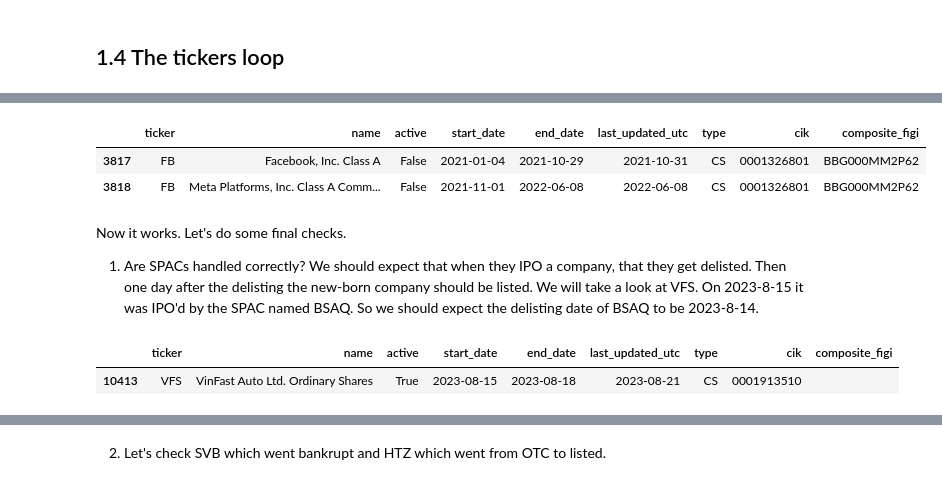
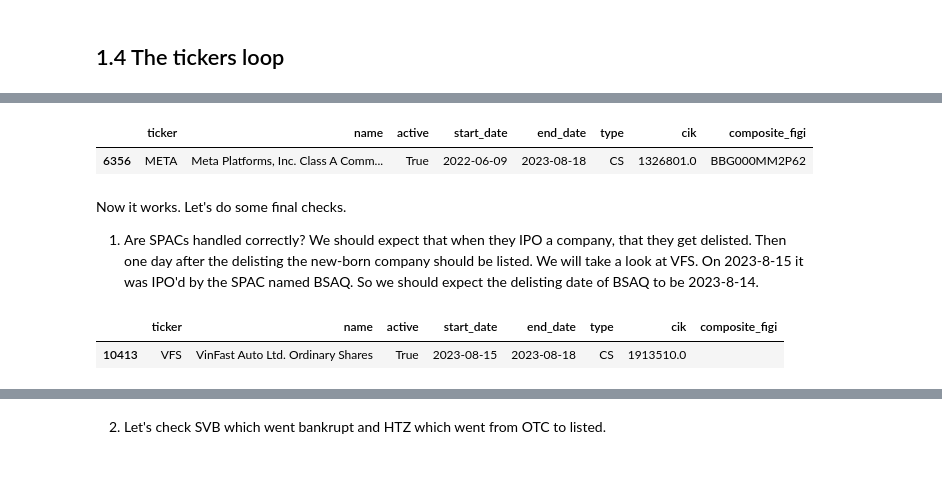
Before and after one commit to shinathan/QSExtended, a Jupyter notebook: data_import/polygon/1_get_tickers.ipynb, the cells around one changed output, grey strips where cells are left out. Drawn from its saved outputs; the diff is of its cells as text; code cells hidden in the pictures.

```diff
--- a/data_import/polygon/1_get_tickers.ipynb
+++ b/data_import/polygon/1_get_tickers.ipynb
@@ -932,8 +714,0 @@ tickers_all[tickers_all["ticker"] == "FB"]
-# %%
-# Append the new tickers and set start_date.
-print(len(tickers_all))
-print(len(new_tickers))
-tickers_all = pd.concat([tickers_all, new_tickers])
-print(len(tickers_all))
-tickers_all['start_date'].fillna(value=update_date, inplace=True)
-tickers_all
@@ -986,0 +760,14 @@ tickers_all["end_date"].fillna(value=update_date)
+# %%
+###
+# Get list of dates of ticker lists that we already have
+filenames = next(os.walk(DATA_PATH + "raw/tickers"), (None, None, []))[2] #From https://stackoverflow.com/questions/3207219/how-do-i-list-all-files-of-a-directory
+available_dates = [date.fromisoformat(date_string.replace(".csv", "")) for date_string in filenames]
+
+trading_days = get_trading_dates()
+for day in trading_days:
+    # Only download what we do not have
+    if day >= START_DATE and day <= END_DATE and day not in available_dates:
+        isoformat = day.isoformat()
+        tickers = download_tickers(dt = day)
+        tickers.to_csv(DATA_PATH + f"raw/tickers/{isoformat}.csv")
+        print(f"Downloaded tickers for {isoformat}")
@@ -1075,9 +1004,14 @@ for day in market_days:
 # %%
 #####
-def get_tickers_v1():
-    tickers_v1 = pd.read_csv(DATA_PATH + "raw/tickers_v1.csv", parse_dates=True, index_col = 0, keep_default_na=False,
+def get_tickers(v):
+    """
+    Retrieve the ticker list.
+    """
+    tickers = pd.read_csv(f"../../../data/tickers_v{v}.csv", parse_dates=["start_date", "end_date"], index_col = 0, keep_default_na=False,
         na_values=['#N/A', '#N/A N/A', '#NA', '-1.#IND', '-1.#QNAN', '-NaN', '-nan', '1.#IND', '1.#QNAN', '<NA>', 'N/A', 'NULL', 'NaN', 'None', 'n/a', 'nan', 'null'])
-    tickers_v1["start_date"] = pd.to_datetime(tickers_v1["start_date"]).dt.date
-    tickers_v1["end_date"] = pd.to_datetime(tickers_v1["end_date"]).dt.date
-    tickers_v1["last_updated_utc"] = pd.to_datetime(tickers_v1["last_updated_utc"]).dt.date
-    return tickers_v1
+    tickers["start_date"] = pd.to_datetime(tickers["start_date"]).dt.date
+    tickers["end_date"] = pd.to_datetime(tickers["end_date"]).dt.date
+    tickers["cik"] = tickers["cik"].apply(
+        lambda str: float(str) if len(str) != 0 else np.nan
+    )
+    return tickers
@@ -1091,5 +1018,4 @@ tickers_all.head(3)
 # %%
-# Without the line of FIX ERROR 1
-tickers_v1 = get_tickers_v1()
+tickers_v1 = get_tickers(1)
 tickers_v1[tickers_v1["ticker"] == "FB"]
 # %% [output]
@@ -1101,19 +1025,16 @@ ERROR 1: We expected to see end_date at 2022-06-09. But instead we got 6-14 whic
 # %%
-tickers_v1 = get_tickers_v1()
-tickers_v1[tickers_v1["ticker"] == "FB"]
+tickers_v1[tickers_v1["ticker"] == "META"]
 # %% [output]
-|  | ticker | name | active | start_date | end_date | last_updated_utc | type | cik | composite_figi |
-| 3817 | FB | Facebook, Inc. Class A | False | 2021-01-04 | 2021-10-29 | 2021-10-31 | CS | 0001326801 | BBG000MM2P62 |
-| 3818 | FB | Meta Platforms, Inc. Class A Comm... | False | 2021-11-01 | 2022-06-08 | 2022-06-08 | CS | 0001326801 | BBG000MM2P62 |
+|  | ticker | name | active | start_date | end_date | type | cik | composite_figi |
+| 6356 | META | Meta Platforms, Inc. Class A Comm... | True | 2022-06-09 | 2023-08-18 | CS | 1326801.0 | BBG000MM2P62 |
 # %% [markdown]
 Now it works. Let's do some final checks.
 1. Are SPACs handled correctly? We should expect that when they IPO a company, that they get delisted. Then one day after the delisting the new-born company should be listed. We will take a look at VFS. On 2023-8-15 it was IPO'd by the SPAC named BSAQ. So we should expect the delisting date of BSAQ to be 2023-8-14.
 # %%
-tickers_v1 = get_tickers_v1()
 tickers_v1[tickers_v1["ticker"] == "VFS"]
 # %% [output]
-|  | ticker | name | active | start_date | end_date | last_updated_utc | type | cik | composite_figi |
-| 10413 | VFS | VinFast Auto Ltd. Ordinary Shares | True | 2023-08-15 | 2023-08-18 | 2023-08-21 | CS | 0001913510 |  |
+|  | ticker | name | active | start_date | end_date | type | cik | composite_figi |
+| 10413 | VFS | VinFast Auto Ltd. Ordinary Shares | True | 2023-08-15 | 2023-08-18 | CS | 1913510.0 |  |
 # %%
 tickers_v1[tickers_v1["ticker"] == "BSAQ"]
 # %% [output]
```
Also changed, not shown: parts of 186 cells of this notebook, 9 other files.
